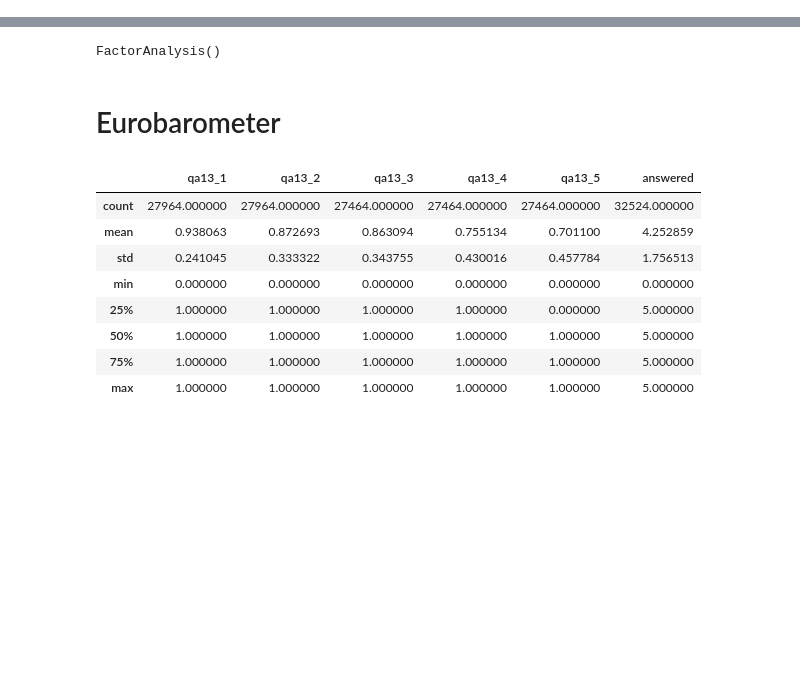
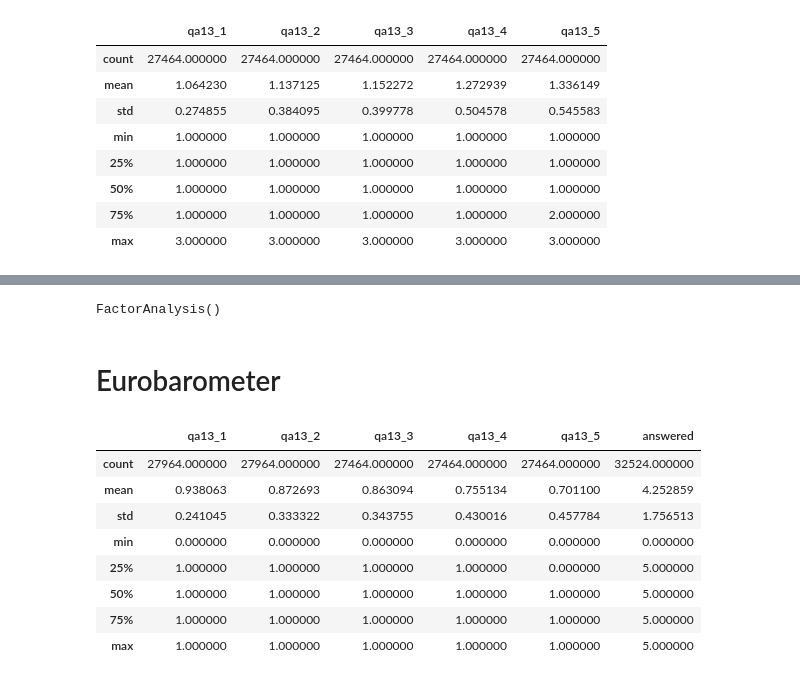
Before and after one commit to Potatotime13/RandomStuff, a Jupyter notebook: Cecilia/cecilia.ipynb, the cells around one changed output, grey strips where cells are left out. Saved outputs shown, nothing was run; the diff lists cells and outputs as text; code cells hidden in the pictures; blank space fills up the shorter version.

```diff
--- a/Cecilia/cecilia.ipynb
+++ b/Cecilia/cecilia.ipynb
@@ -79,3 +76,14 @@ fig.update_layout(
 
 # Show plot
 fig.show()
+# %%
+data_experiment = data[['qa13_1','qa13_2','qa13_3','qa13_4','qa13_5','qa15t2','qa15t3','qa15t4','qa15t5','qg1']].copy()
+data_experiment = data_experiment[~data_experiment['qg1'].isna()]
+data_experiment[data_experiment==2] = 0
+data_experiment[data_experiment==3] = np.nan
+data_experiment['score15'] = np.argwhere(data_experiment[['qa15t2','qa15t3','qa15t4','qa15t5']].values==1)[:,1]
+data_experiment['score13'] = data_experiment[['qa13_1','qa13_2','qa13_3','qa13_4','qa13_5']].sum(axis=1)
+data_experiment['score15N'] = (data_experiment['score15'] - data_experiment['score15'].mean()) / data_experiment['score15'].std()
+data_experiment['score13N'] = (data_experiment['score13'] - data_experiment['score13'].mean()) / data_experiment['score13'].std()
+data_experiment['scoreTotal'] = data_experiment['score15'] + data_experiment['score13']
+data_experiment['scoreTotalN'] = data_experiment['score15N'] + data_experiment['score13N']
@@ -81,0 +128,6 @@ fig.show()
+# %%
+test3 = data_experiment[['qa13_1','qa13_2','qa13_3','qa13_4','qa13_5']].copy()
+test3[test3==2] = 0
+test3[test3==3] = np.nan
+test3 = test3.dropna()
+test3['sum'] = test3.sum(axis=1)
@@ -82 +136,13 @@ fig.show()
+# %%
+test3.describe()
+# %% [output]
+|  | qa13_1 | qa13_2 | qa13_3 | qa13_4 | qa13_5 |
+| count | 27464.000000 | 27464.000000 | 27464.000000 | 27464.000000 | 27464.000000 |
+| mean | 1.064230 | 1.137125 | 1.152272 | 1.272939 | 1.336149 |
+| std | 0.274855 | 0.384095 | 0.399778 | 0.504578 | 0.545583 |
+| min | 1.000000 | 1.000000 | 1.000000 | 1.000000 | 1.000000 |
+| 25% | 1.000000 | 1.000000 | 1.000000 | 1.000000 | 1.000000 |
+| 50% | 1.000000 | 1.000000 | 1.000000 | 1.000000 | 1.000000 |
+| 75% | 1.000000 | 1.000000 | 1.000000 | 1.000000 | 2.000000 |
+| max | 3.000000 | 3.000000 | 3.000000 | 3.000000 | 3.000000 |
 # %%
```
Also changed, not shown: parts of 8 cells of this notebook.
